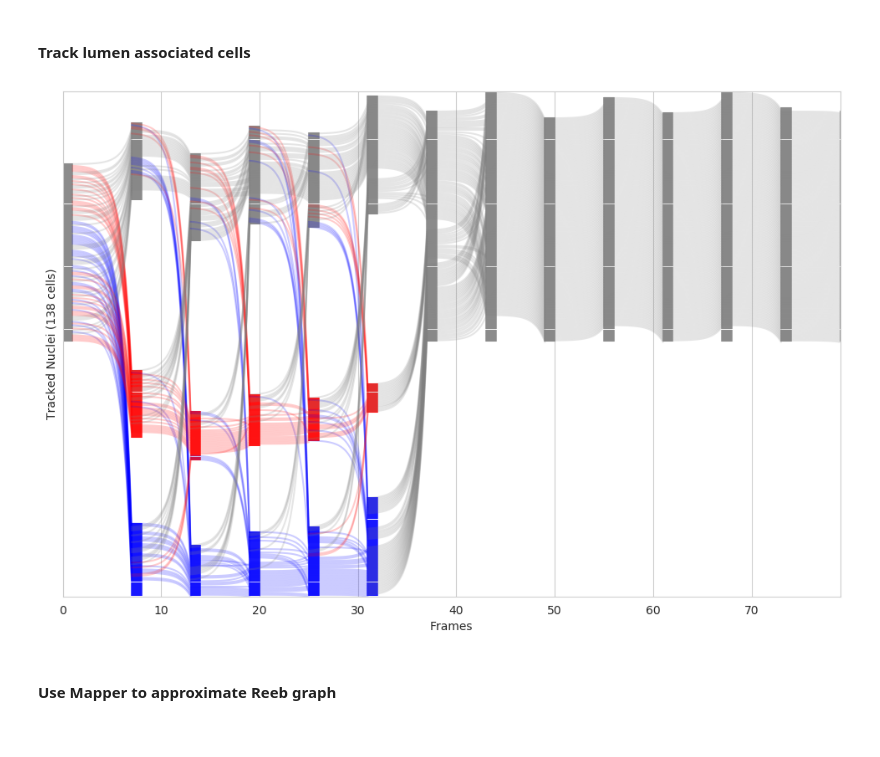
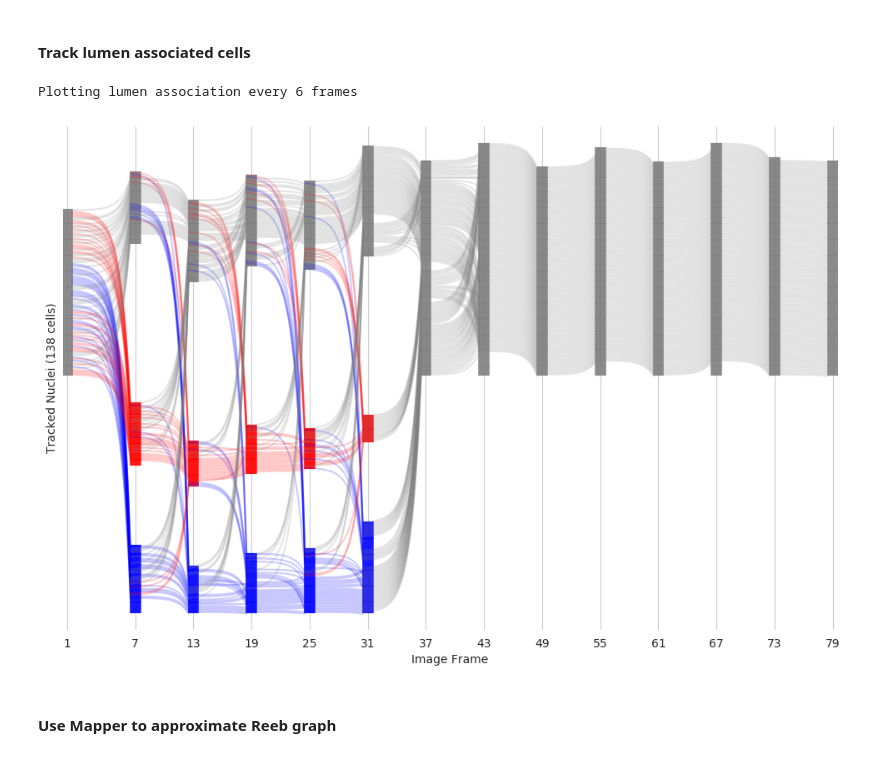
Before and after one commit to dbhaskar92/BrownU-BioMed, a Jupyter notebook: Topological Data Analysis/Visualize Tracking Data.ipynb, the cells around one changed output. Saved outputs shown, nothing was run; the diff lists cells and outputs as text; code cells hidden in the pictures.

Commit message:
Improved visualization

```diff
--- a/Topological Data Analysis/Visualize Tracking Data.ipynb
+++ b/Topological Data Analysis/Visualize Tracking Data.ipynb
@@ -144,6 +157,11 @@ def interp_line(point1, point2):
     x = np.linspace(point1[0], point2[0], 100)
     y = a*np.cosh(x) + b
     return (x, y)
+
+def factors(n):
+    step = 2 if n%2 else 1
+    return list(reduce(list.__add__, ([i, n//i] for i in range(1, int(math.sqrt(n))+1, step)
+                                     if n % i == 0)))
 # %%
 lumen_associated_tracks = dict()
 
@@ -357,16 +376,16 @@ for tp in range(1, max_frame+1):
                 lumen_vol = int(np.around(lumens_stats[max_seed_idx][0], decimals=0))
                 lumen_sa = int(np.around(lumens_stats[max_seed_idx][1], decimals=0))
                 title_string += "\n[" + lumen_coloring_order[l_clr]
-                title_string += " Lumen Vol: " + repr(lumen_vol) + " $\mu m^3$"
-                title_string += ", SArea: " + repr(lumen_sa) + " $\mu m^2$]"
+                title_string += " Lumen] Vol: " + repr(lumen_vol) + " $\mu m^3$"
+                title_string += ", SArea: " + repr(lumen_sa) + " $\mu m^2$"
                 colored_lumens_cids[l_clr][tp] = lumens_cids[max_seed_idx]
                 print(lumen_coloring_order[l_clr] + " chosen: " + repr(max_seed_idx))
             else:
-                title_string += "\n[" + lumen_coloring_order[l_clr] + " Lumen Vol: N/A, SArea: N/A]"
+                title_string += "\n[" + lumen_coloring_order[l_clr] + "] Lumen Vol: N/A, SArea: N/A"
                 colored_lumens_cids[l_clr][tp] = []
                 print(lumen_coloring_order[l_clr] + " chosen: None")
         else:
-            title_string += "\n[" + lumen_coloring_order[l_clr] + " Lumen Vol: N/A, SArea: N/A]"
+            title_string += "\n[" + lumen_coloring_order[l_clr] + "] Lumen Vol: N/A, SArea: N/A"
             colored_lumens_cids[l_clr][tp] = []
             print(lumen_coloring_order[l_clr] + " chosen: None")
 
@@ -381,7 +400,7 @@ for tp in range(1, max_frame+1):
     outfname = "Frame" + repr(tp).zfill(3) + ".png"
     outfullpath = odirname + os.sep + outfname
 
-    plt.title(title_string, fontsize=7)
+    plt.title(title_string, fontsize=5)
     plt.savefig(outfullpath)
     plt.close()
 # %%
@@ -389,9 +408,16 @@ for tp in range(1, max_frame+1):
 # %% [markdown]
 #### Track lumen associated cells
 # %%
-frame_step_size = 6
+frame_step_size = None
+step_sizes = [int(fc) for fc in factors(max_frame-1)]
+for fc in sorted(step_sizes):
+    if fc > 10:
+        break
+    frame_step_size = fc
 
-plt.figure(figsize=(12,8), dpi=100)
+print("Plotting lumen association every " + repr(frame_step_size) + " frames\n")
+
+plt.figure(figsize=(12,8), dpi=100, frameon=False)
 
 max_num_cells = 0
 max_plot_y = 0
@@ -399,6 +425,7 @@ max_plot_y = 0
 prev_line_segments = None
 prev_num_cells = None
 
+xtick_vals = []
 for tp in range(1, max_frame+1, frame_step_size):
 
     ipath = dirname + os.sep + "YuLong_Day" + daystring + "_Spot" + spotstring + "_Frame" + repr(tp) + ".npz"
@@ -442,37 +469,51 @@ for tp in range(1, max_frame+1, frame_step_size):
             plot_y += 50
     else:
         for lclr in ['b-', 'r-', 'g-', 'gray']:
             for prevclr in ['b-', 'r-', 'g-', 'gray']:
                 for cid in range(num_cells):
                     if line_segments[cid+1][1] == lclr:
                         if (cid+1) <= prev_num_cells:
                             if prev_line_segments[cid+1][1] == prevclr:
                                 pt_start = [line_segments[cid+1][0][0], prev_line_segments[cid+1][2]]
                                 pt_end = [line_segments[cid+1][0][1], plot_y]
                                 xd, yd = interp_line(pt_start, pt_end)
                                 plot_y += 1
                                 line_segments[cid+1][2] = plot_y
                                 plt.plot(xd, yd, lclr, alpha=line_segments[cid+1][3])
                                 plt.plot([tp, tp+1], [plot_y, plot_y], lclr, alpha=0.9)
                         else:
                             plot_y += 1
                             line_segments[cid+1][2] = plot_y
                             plt.plot([tp, tp+1], [plot_y, plot_y], lclr, alpha=0.9)
             plot_y += 50
 
     prev_line_segments = copy.deepcopy(line_segments)
     prev_num_cells = num_cells
     if plot_y > max_plot_y:
         max_plot_y = plot_y
 
+    xtick_vals.append(tp)
+
+xtick_vals_label = [str(xtv) for xtv in xtick_vals]
+xtick_vals = [xtv + 0.5 for xtv in xtick_vals]
+xtick_vals[0] = xtick_vals[0] - 1
+
+ax = plt.gca()
+ax.spines['top'].set_visible(False)
+ax.spines['bottom'].set_visible(False)
+ax.spines['left'].set_visible(False)
+ax.spines['right'].set_visible(False)
+
 plt.yticks([])
 plt.ylabel("Tracked Nuclei (" + repr(max_num_cells) + " cells)")
-plt.xlabel("Frames")
-plt.ylim([0, max_plot_y - 49])
-plt.xlim([0, max_frame])
+plt.xlabel("Image Frame")
+plt.ylim([-10, max_plot_y-39])
+plt.xlim([0, max_frame+1])
+plt.xticks(xtick_vals, xtick_vals_label)
 plt.show()
 # %% [output]
+Plotting lumen association every 6 frames
-[figure, old version]
+[figure, new version]
 # %% [markdown]
 #### Use Mapper to approximate Reeb graph
 # %%
```
Also changed, not shown: parts of 4 cells of this notebook.
